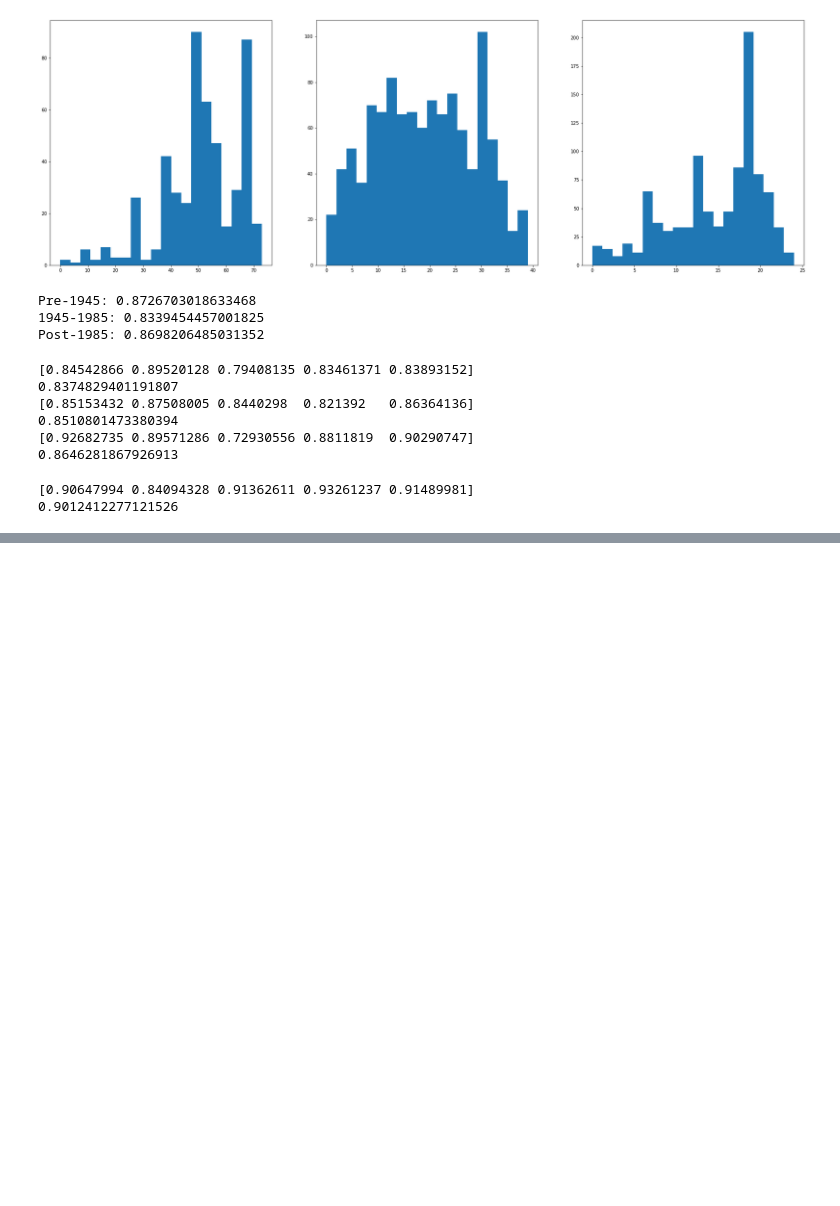
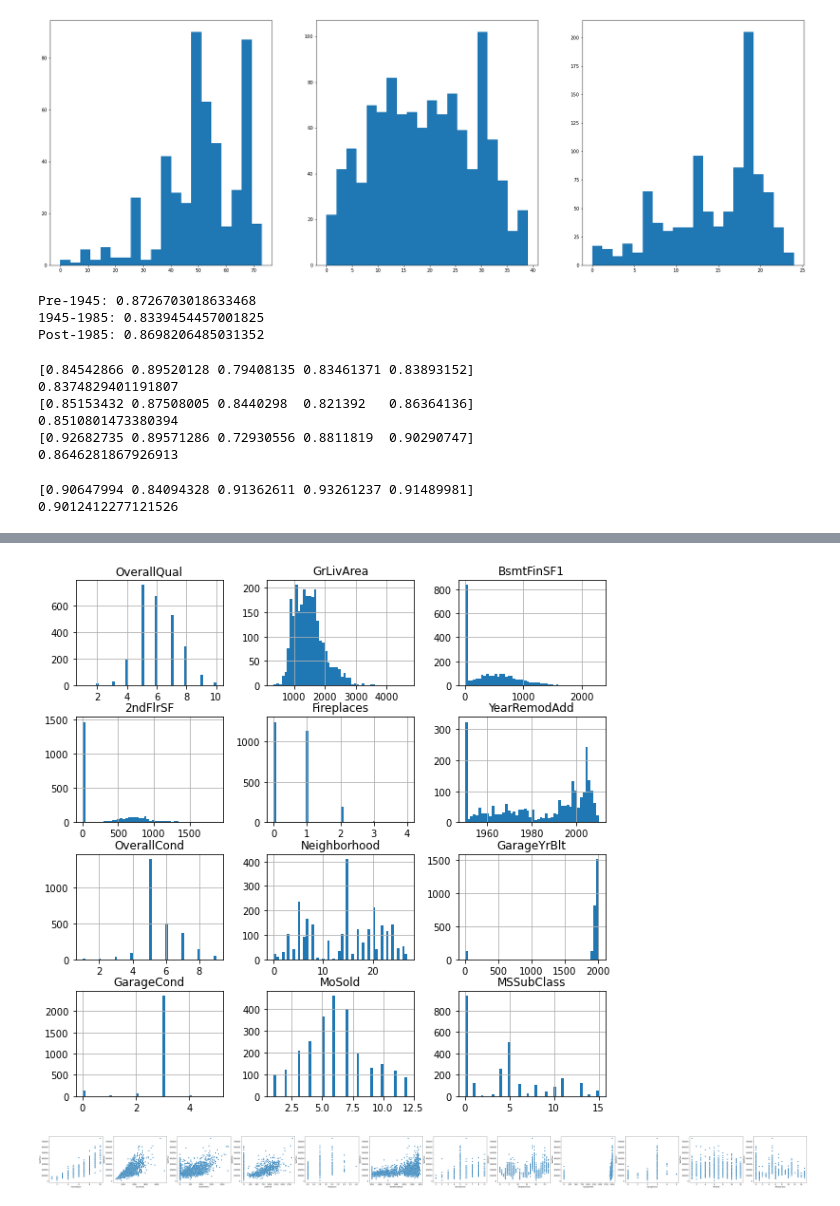
Before and after one commit to kchander92/NYCDSA-Machine-Learning-Project, a Jupyter notebook: Machine Learning EDA and Modeling - v4.ipynb, the cells around one changed output, grey strips where cells are left out. Drawn from its saved outputs; the diff is of its cells as text; code cells hidden in the pictures; blank space fills up the shorter version.

```diff
--- a/Machine Learning EDA and Modeling - v4.ipynb
+++ b/Machine Learning EDA and Modeling - v4.ipynb
@@ -1750,0 +1596,4 @@ list(zip(lm3.feature_names_in_, lm3.coef_))
+# %%
+for col in top_features:
+    if housing[col].dtype == object:
+        print(housing[col].value_counts())
@@ -1750,0 +1612,11 @@ list(zip(lm3.feature_names_in_, lm3.coef_))
+# %%
+housing_top_features = housing[top_features + ['SalePrice']]
+
+for col in top_features:
+    if housing_top_features[col].dtype == object:
+        housing_top_features = pd.concat([housing_top_features.drop(columns=col),
+                                          pd.get_dummies(housing_top_features[col], drop_first=True, prefix=col)],
+                                         axis=1)
+
+housing_top_features['HouseAge'] = housing_top_features['YearBuilt'].max() - housing_top_features['YearBuilt']
+housing_top_features.drop(columns='YearBuilt', inplace=True)
@@ -1750,0 +1728,11 @@ list(zip(lm3.feature_names_in_, lm3.coef_))
+# %%
+yes2ndFlr_yesBsmt1 = housing_top_features[(housing_top_features['2ndFlrSF'] != 0) &
+                                          (housing_top_features['BsmtFinSF1'] != 0)]
+X = yes2ndFlr_yesBsmt1.drop(columns = ['SalePrice'])
+y = yes2ndFlr_yesBsmt1['SalePrice']
+
+lm4 = LinearRegression()
+lm4.fit(X, y)
+print(lm4.score(X, y))
+lm4_coefs = pd.DataFrame({'features': X.columns, 'coefficients': lm4.coef_})
+lm4_coefs
@@ -1750,0 +1790,21 @@ list(zip(lm3.feature_names_in_, lm3.coef_))
+# %%
+from sklearn.feature_selection import SequentialFeatureSelector
+
+gradboost = GradientBoostingRegressor(learning_rate = grid_search_gradboost.best_params_['learning_rate'],
+                                      min_samples_leaf = grid_search_gradboost.best_params_['min_samples_leaf'],
+                                      min_samples_split = grid_search_gradboost.best_params_['min_samples_split'],
+                                      n_estimators = grid_search_gradboost.best_params_['n_estimators'])
+
+sfs = SequentialFeatureSelector(gradboost, n_features_to_select=12)
+sfs.fit(X, y)
+
+housing2[sfs.feature_names_in_[sfs.support_]].hist(bins=50, figsize=(10, 10));
+# %% [output]
+[figure, added]
+# %%
+fig, ax = plt.subplots(1, len(sfs.get_feature_names_out()), figsize=(80, 5))
+
+for i, feature in enumerate(sfs.get_feature_names_out()):
+    sb.scatterplot(data=housing2, x=feature, y='SalePrice', ax=ax[i])
+# %% [output]
+[figure, added]
```
Also changed, not shown: parts of 57 cells of this notebook.
